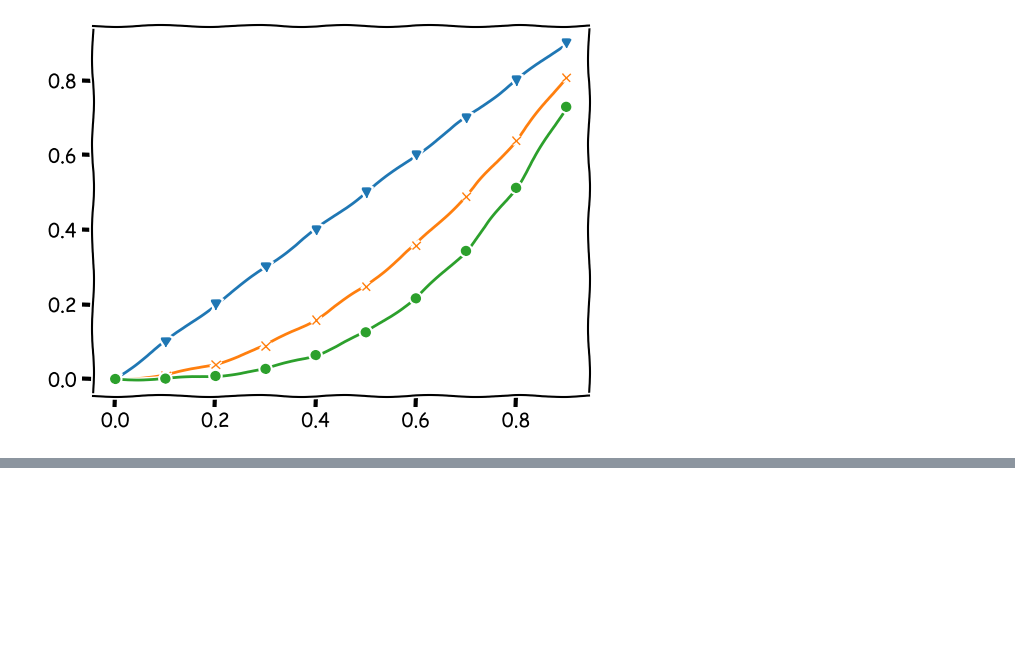
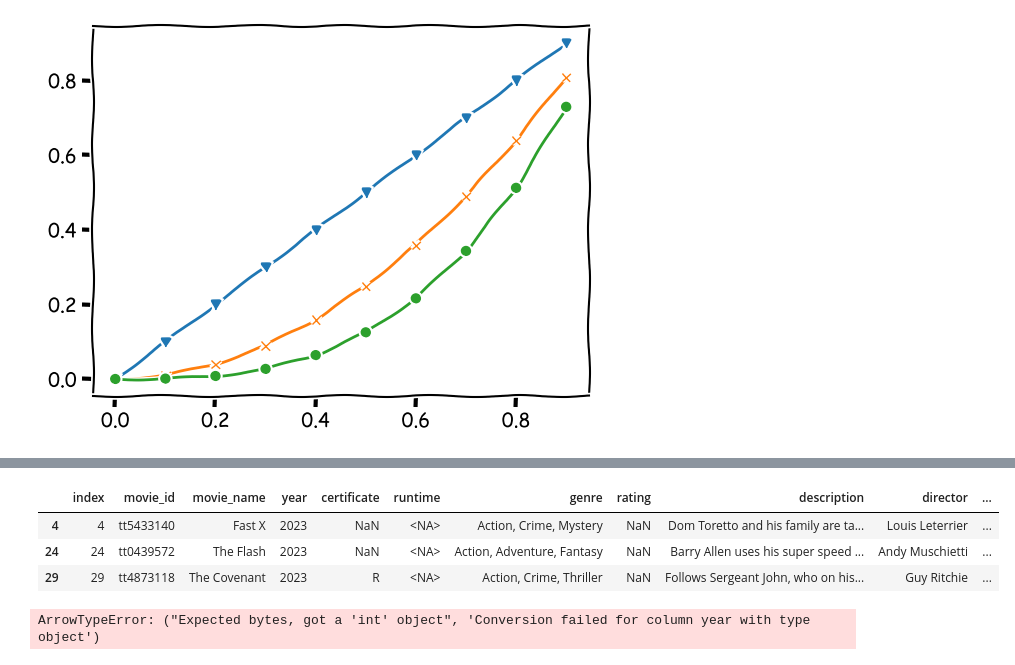
Before and after one commit to 1u1s4/INE_curso_pandas, a Jupyter notebook: Untitled-1.ipynb, the cells around one changed output, grey strips where cells are left out. Cells and saved outputs as stored; diff of their text form; code cells hidden in the pictures; blank space fills up the shorter version.

```diff
--- a/Untitled-1.ipynb
+++ b/Untitled-1.ipynb
@@ -232,0 +274,2 @@ findfont: Font family 'Comic Neue' not found.
+# %%
+df = pd.read_csv('db/IMDb/action.csv')
@@ -232,0 +299,12 @@ findfont: Font family 'Comic Neue' not found.
+# %%
+d = df['runtime'].isnull()
+df[d].head(3)
+# %% [output]
+|  | index | movie_id | movie_name | year | certificate | runtime | genre | rating | description | director | ... |
+| 4 | 4 | tt5433140 | Fast X | 2023 | NaN | <NA> | Action, Crime, Mystery | NaN | Dom Toretto and his family are ta... | Louis Leterrier | ... |
+| 24 | 24 | tt0439572 | The Flash | 2023 | NaN | <NA> | Action, Adventure, Fantasy | NaN | Barry Allen uses his super speed ... | Andy Muschietti | ... |
+| 29 | 29 | tt4873118 | The Covenant | 2023 | R | <NA> | Action, Crime, Thriller | NaN | Follows Sergeant John, who on his... | Guy Ritchie | ... |
+# %%
+df = df.to_parquet("IMDb_db.parquet")
+# %% [output]
+ArrowTypeError: ("Expected bytes, got a 'int' object", 'Conversion failed for column year with type object')
```
Also changed, not shown: parts of 6 cells of this notebook.
